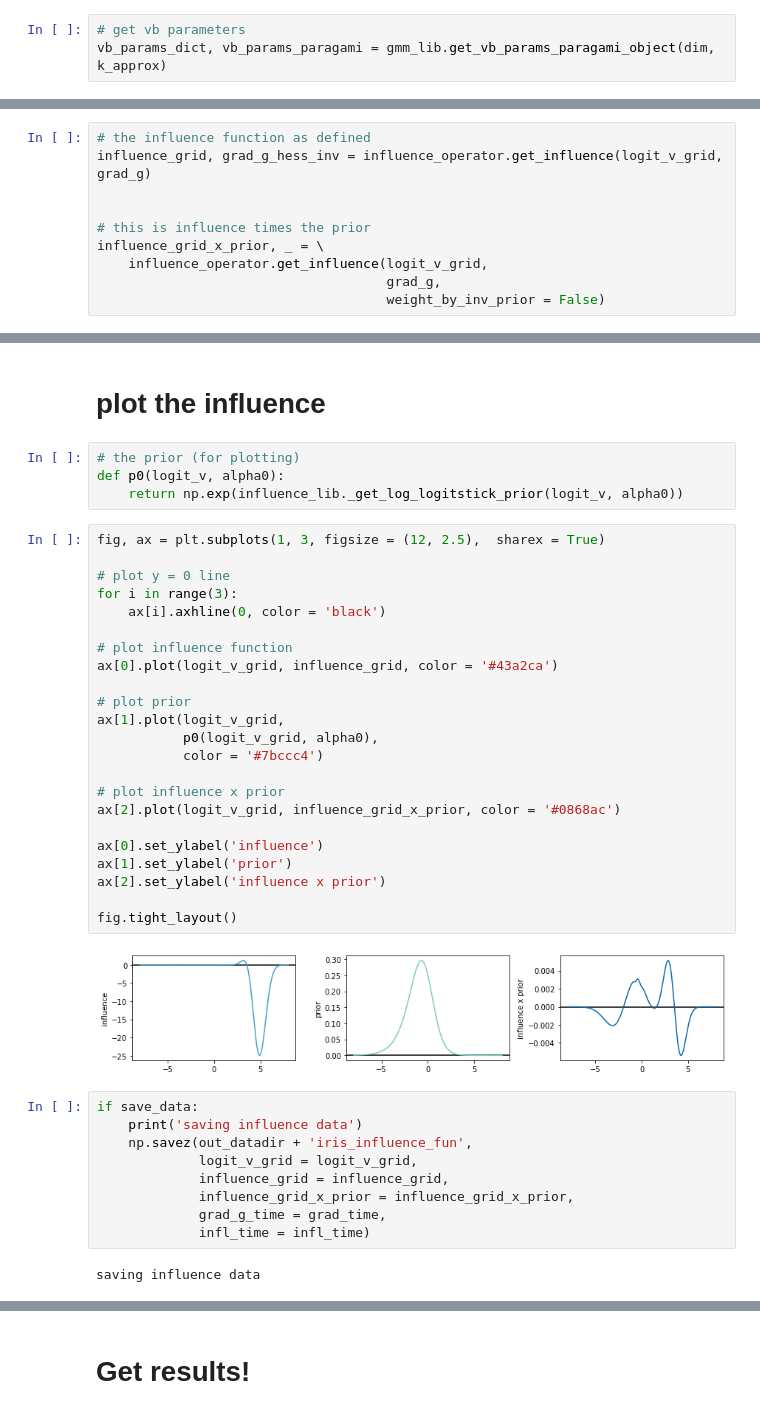
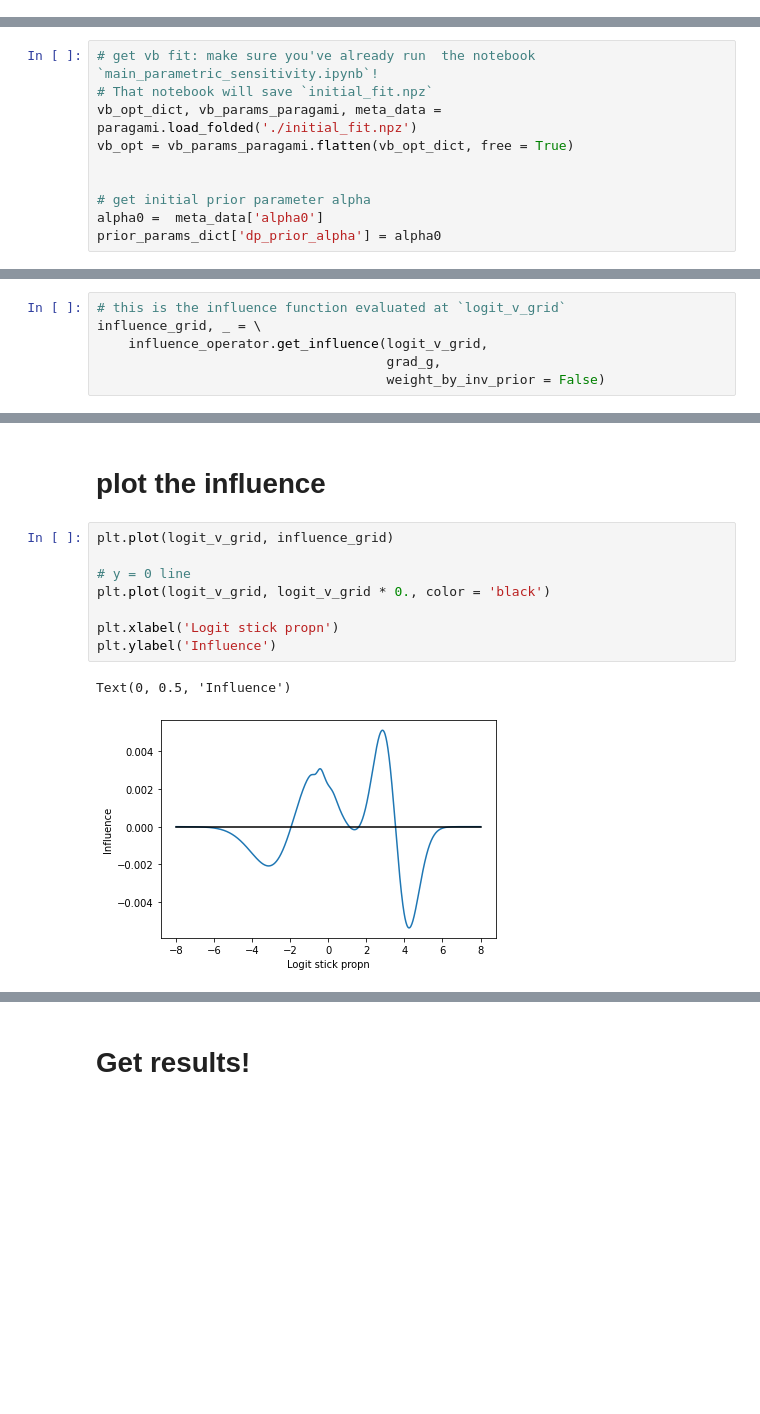
Before and after one commit to Runjing-Liu120/BNPStickBreakingSensitivity, a Jupyter notebook: GMM_clustering/jupyter/main_functional_sensitivity.ipynb, the cells around one changed output, grey strips where cells are left out. Cells and saved outputs as stored; diff of their text form; blank space fills up the shorter version.

```diff
--- a/GMM_clustering/jupyter/main_functional_sensitivity.ipynb
+++ b/GMM_clustering/jupyter/main_functional_sensitivity.ipynb
@@ -87,6 +75,3 @@ gh_loc, gh_weights = hermgauss(gh_deg)
 
 # convert to jax arrays
 gh_loc, gh_weights = np.array(gh_loc), np.array(gh_weights)
-# %%
-# get vb parameters
-vb_params_dict, vb_params_paragami = gmm_lib.get_vb_params_paragami_object(dim, k_approx)
@@ -176,0 +82,10 @@ Text(0, 0.5, 'PC2')
+# %%
+# get vb fit: make sure you've already run  the notebook `main_parametric_sensitivity.ipynb`!
+# That notebook will save `initial_fit.npz`
+vb_opt_dict, vb_params_paragami, meta_data = paragami.load_folded('./initial_fit.npz')
+vb_opt = vb_params_paragami.flatten(vb_opt_dict, free = True)
+
+
+# get initial prior parameter alpha
+alpha0 =  meta_data['alpha0']
+prior_params_dict['dp_prior_alpha'] = alpha0
@@ -270,11 +177,7 @@ grad_g = get_grad_g(vb_opt)
 logit_v_grid = np.linspace(-8, 8, 1000)
 # %%
-# the influence function as defined
-influence_grid, grad_g_hess_inv = influence_operator.get_influence(logit_v_grid, grad_g)
-
-
-# this is influence times the prior
-influence_grid_x_prior, _ = \
+# this is the influence function evaluated at `logit_v_grid`
+influence_grid, _ = \
     influence_operator.get_influence(logit_v_grid,
                                      grad_g,
                                      weight_by_inv_prior = False)
@@ -291,43 +184,14 @@ infl_time = np.median(_infl_time)
 # %% [markdown]
 # plot the influence
-# %%
-# the prior (for plotting)
-def p0(logit_v, alpha0):
-    return np.exp(influence_lib._get_log_logitstick_prior(logit_v, alpha0))
-# %%
-fig, ax = plt.subplots(1, 3, figsize = (12, 2.5),  sharex = True)
-
-# plot y = 0 line
-for i in range(3):
-    ax[i].axhline(0, color = 'black')
-
-# plot influence function
-ax[0].plot(logit_v_grid, influence_grid, color = '#43a2ca')
-
-# plot prior
-ax[1].plot(logit_v_grid,
-           p0(logit_v_grid, alpha0),
-           color = '#7bccc4')
-
-# plot influence x prior
-ax[2].plot(logit_v_grid, influence_grid_x_prior, color = '#0868ac')
-
-ax[0].set_ylabel('influence')
-ax[1].set_ylabel('prior')
-ax[2].set_ylabel('influence x prior')
-
-fig.tight_layout()
-# %% [output]
-[figure, removed]
-# %%
-if save_data:
-    print('saving influence data')
-    np.savez(out_datadir + 'iris_influence_fun',
-             logit_v_grid = logit_v_grid,
-             influence_grid = influence_grid,
-             influence_grid_x_prior = influence_grid_x_prior,
-             grad_g_time = grad_time,
-             infl_time = infl_time)
-# %% [output]
-saving influence data
+# %%
+plt.plot(logit_v_grid, influence_grid)
+
+# y = 0 line
+plt.plot(logit_v_grid, logit_v_grid * 0., color = 'black')
+
+plt.xlabel('Logit stick propn')
+plt.ylabel('Influence')
+# %% [output]
+Text(0, 0.5, 'Influence')
+[figure, added]
 # %% [markdown]
```
Also changed, not shown: parts of 58 cells of this notebook, 1 other file.
